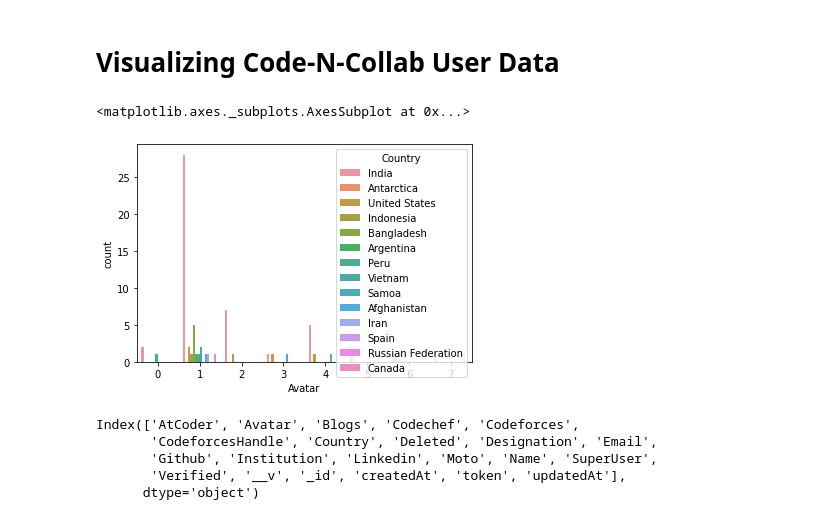
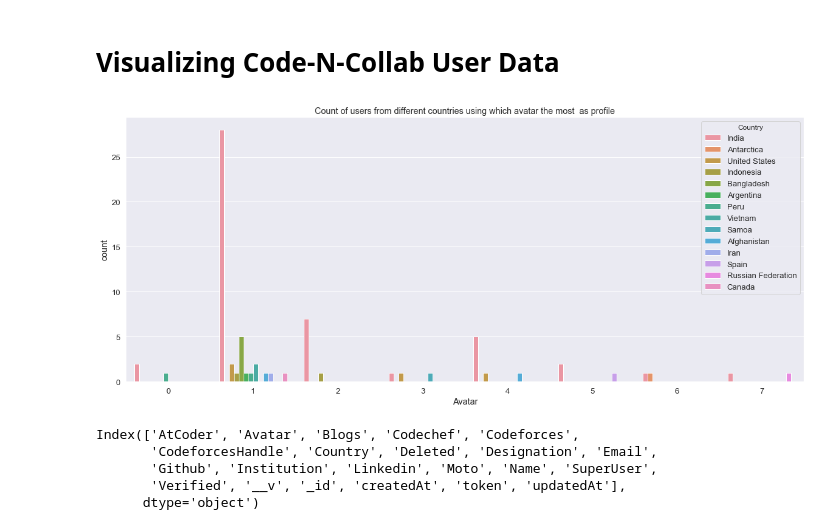
Before and after one commit to atharmohammad/Visualising_Code-N-Collab, a Jupyter notebook: User-Data.ipynb, the cells around one changed output. Cells and saved outputs as stored; diff of their text form; code cells hidden in the pictures.

```diff
--- a/User-Data.ipynb
+++ b/User-Data.ipynb
@@ -6,10 +6,13 @@ import pandas as pd
 import matplotlib.pyplot as plt
 # %%
 user_data = pd.read_csv("users.csv")
+sns.set(font_scale=1.2)
+plt.figure(figsize=(20,8))
+plt.title("Count of users from different countries using which avatar the most  as profile")
 sns.countplot(data=user_data,x="Avatar",hue="Country")
+plt.show()
 # %% [output]
-<matplotlib.axes._subplots.AxesSubplot at 0x...>
-[figure, old version]
+[figure, new version]
 # %%
 user_data.columns
 # %% [output]
```
Also changed, not shown: parts of 1 cell of this notebook.
